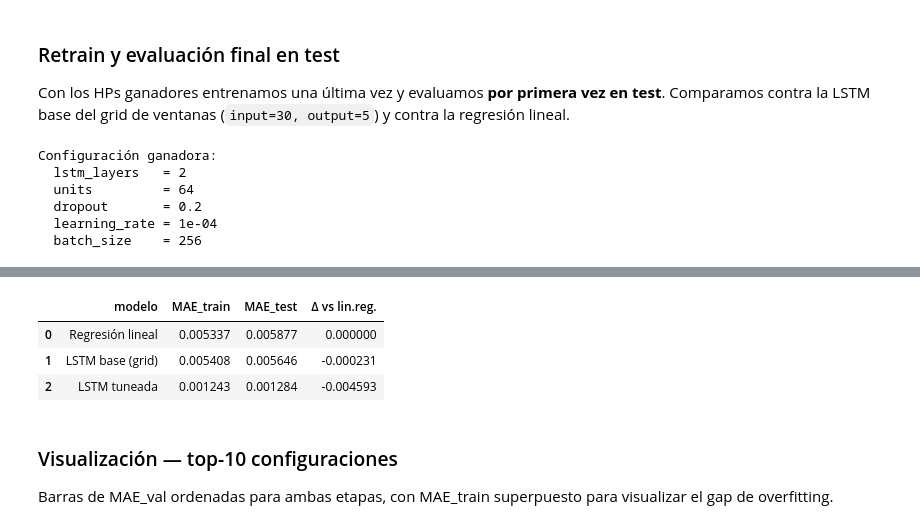
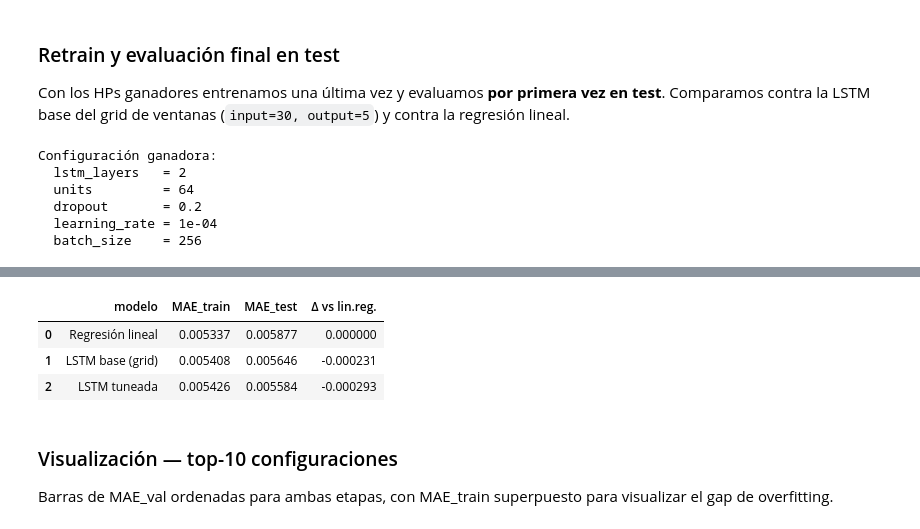
Before and after one commit to JaviChulvi/Neural-Networks-Forecasting, a Jupyter notebook: model/rnn-lstm.ipynb, the cells around one changed output, grey strips where cells are left out. Drawn from its saved outputs; the diff is of its cells as text; code cells hidden in the pictures.

```diff
--- a/model/rnn-lstm.ipynb
+++ b/model/rnn-lstm.ipynb
@@ -608,6 +626,10 @@ lr=1e-03 batch=128  ->  MAE val=0.004154 | train=0.005414 | test=0.005608 | epoc
 Con los HPs ganadores entrenamos una última vez y evaluamos **por primera vez en test**. Comparamos contra la LSTM base del grid de ventanas (`input=30, output=5`) y contra la regresión lineal.
 # %%
 from util import load_benchmark
+
+# Re-cargar datos para (INPUT_W, OUTPUT_W): el grid de ventanas sobreescribe estos globales
+X_tr, y_tr, X_val, y_val, X_te, y_te = load_seq_data(INPUT_W, OUTPUT_W)
+
 
 best_train = results_train_df.iloc[0]
 print("Configuración ganadora:")
@@ -675,7 +697,7 @@ Configuración ganadora:
 |  | modelo | MAE_train | MAE_test | Δ vs lin.reg. |
 | 0 | Regresión lineal | 0.005337 | 0.005877 | 0.000000 |
 | 1 | LSTM base (grid) | 0.005408 | 0.005646 | -0.000231 |
-| 2 | LSTM tuneada | 0.001243 | 0.001284 | -0.004593 |
+| 2 | LSTM tuneada | 0.005426 | 0.005584 | -0.000293 |
 # %% [markdown]
 ### Visualización — top-10 configuraciones
 
```
Also changed, not shown: parts of 7 cells of this notebook, 3 other files.
